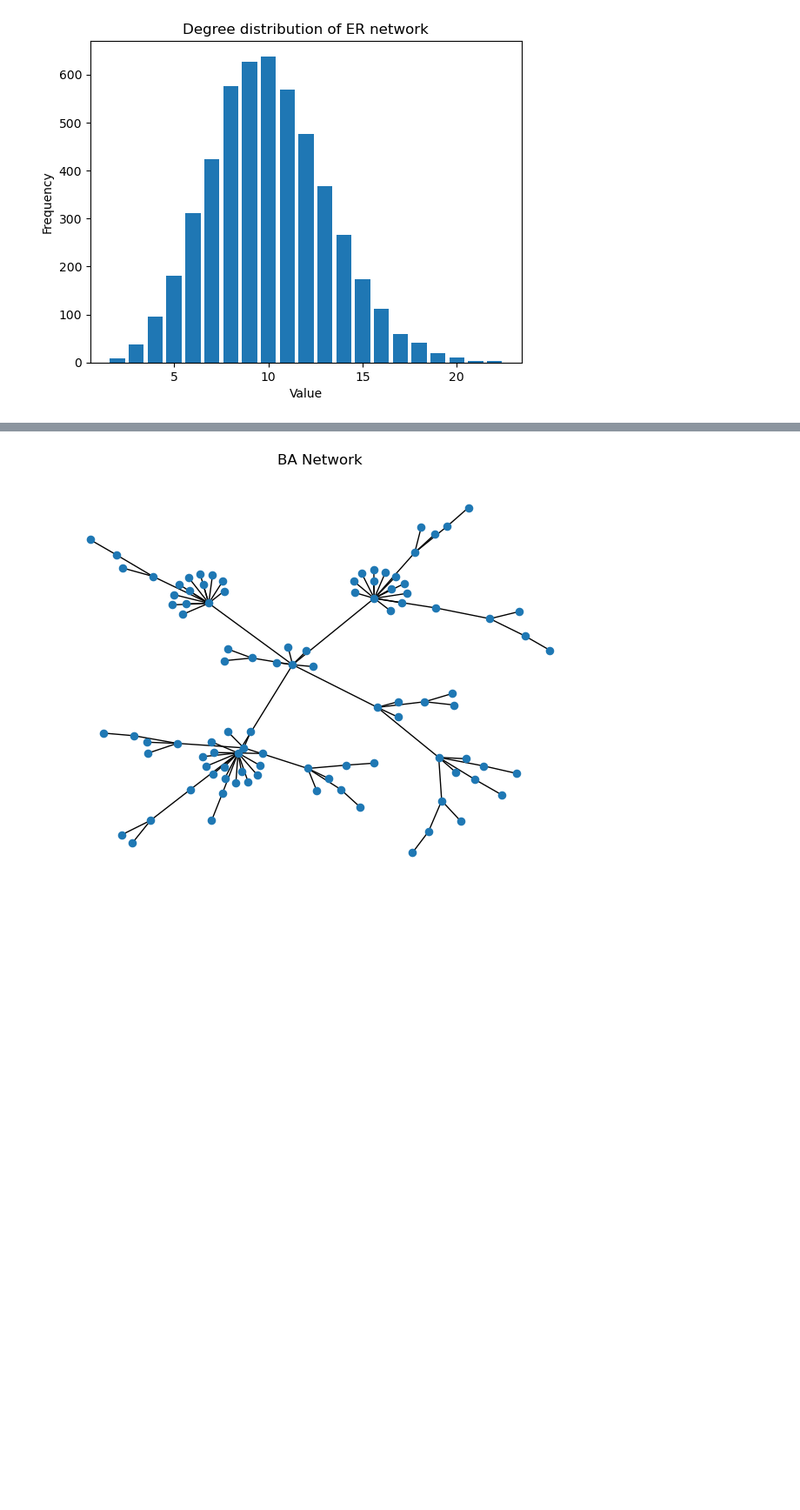
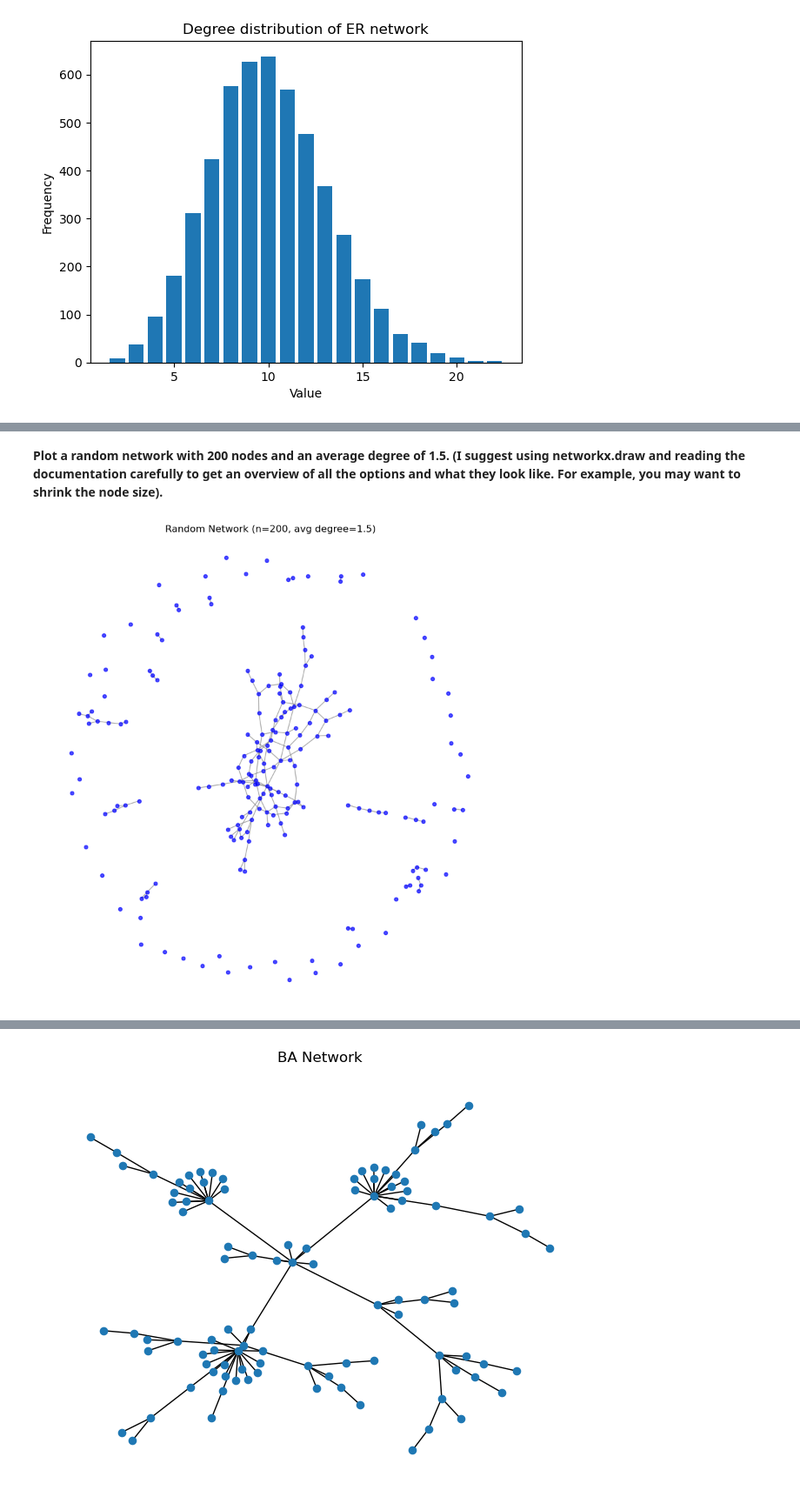
Before and after one commit to MrCogito/Social_Networks_2023, a Jupyter notebook: Assignment1.ipynb, the cells around one changed output, grey strips where cells are left out. Shown: that part at 87% size. Saved outputs shown, nothing was run; the diff lists cells and outputs as text; code cells hidden in the pictures; blank space fills up the shorter version.

```diff
--- a/Assignment1.ipynb
+++ b/Assignment1.ipynb
@@ -139,0 +281,21 @@ By the way, the default plot coming out of `networkx` doesn't look like the one
+# %% [markdown]
+**Plot a random network with 200 nodes and an average degree of 1.5. (I suggest using networkx.draw and reading the documentation carefully to get an overview of all the options and what they look like. For example, you may want to shrink the node size).**
+# %%
+
+# Creating the random network with 200 nodes and an average degree of 1.5
+n = 200
+avg_degree = 1.5
+G = nx.erdos_renyi_graph(n, avg_degree / n)
+
+# Defining node positions using a spring layout
+pos = nx.spring_layout(G, seed=42)
+
+# Drawing the network, adjusting node size for better visibility
+plt.figure(figsize=(8, 8))
+nx.draw(G, pos, node_size=20, with_labels=False, node_color='b', edge_color='gray', alpha=0.7)
+
+plt.title(f"Random Network (n={n}, avg degree={avg_degree})")
+plt.axis('off')  # Turn off axis labels
+plt.show()
+# %% [output]
+[figure, added]
```
Also changed, not shown: parts of 30 cells of this notebook.
